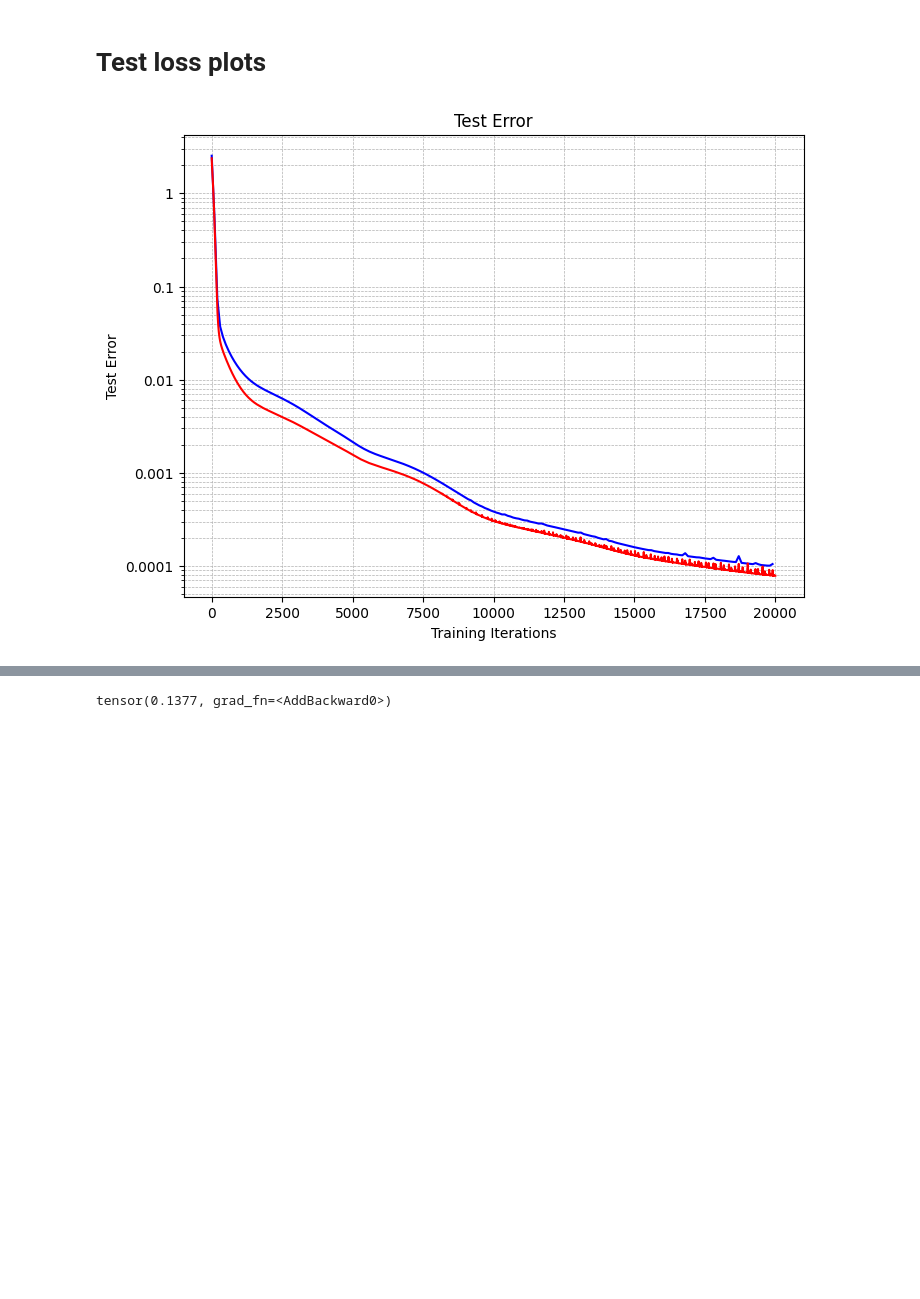
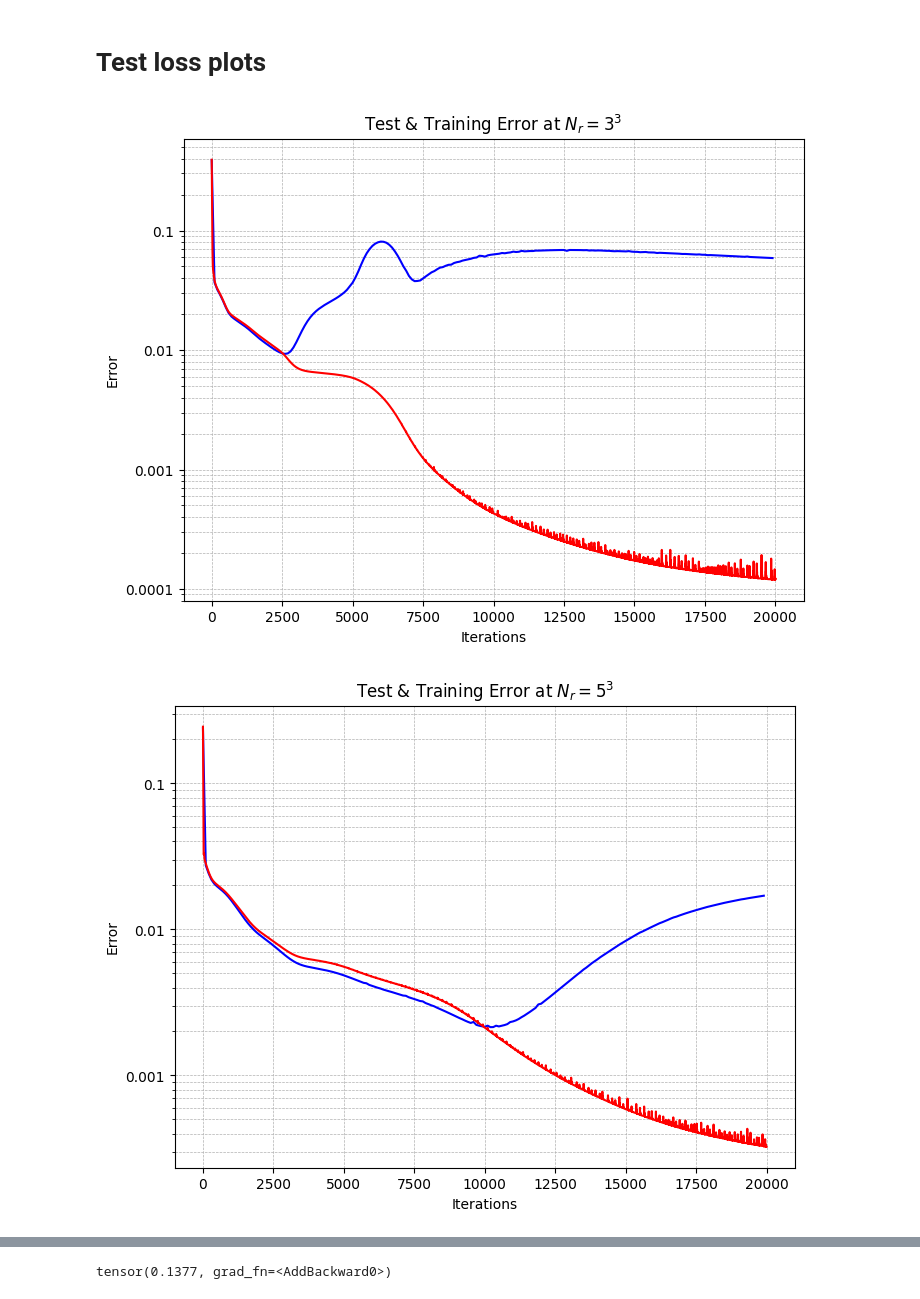
Before and after one commit to SebastienAndreSloan/NS_rademacher, a Jupyter notebook: Results.ipynb, the cells around one changed output, grey strips where cells are left out. Saved outputs shown, nothing was run; the diff lists cells and outputs as text; code cells hidden in the pictures; blank space fills up the shorter version.

```diff
--- a/Results.ipynb
+++ b/Results.ipynb
@@ -265,28 +1,33 @@ plt.show()
 # %% [markdown]
 # Test loss plots
 # %%
-results = np.load("result_NS_tanh_dNs_[30]_Nrs_[13, 29, 37, 42, 46, 50, 135]_i_20000.npz")
+import numpy as np
+import matplotlib.pyplot as plt
+from matplotlib import ticker
+
+N_rs = [3, 5, 15]
+results = np.load(f"../result_NS_tanh_dNs_[30]_Nrs_{N_rs}_i_20000.npz")
 test_errors = results['test']
 train_errors = results['train']
 
-# colors = ['b', 'g', 'r', 'c', 'm', 'y']
-colors = ['b']
-plt.figure(figsize=(8,6))
-for i, color in enumerate(colors):
-  plt.plot(np.arange(200)*100, test_errors[6,0,:],color=color)
-  plt.plot(np.arange(20000), train_errors[6,0,:],color='red')
-plt.yscale('log')
 
-plt.gca().yaxis.set_major_formatter(ticker.FuncFormatter(lambda x, _: f'{x:g}'))
-# plt.gca().yaxis.set_minor_formatter(ticker.FuncFormatter(lambda x, _: f'{x:g}'))
+for i in range(len(N_rs)):
+  plt.figure(figsize=(8,6))
+  plt.plot(np.arange(200)*100, test_errors[i,0,:],color='blue', label="Test Error")
+  plt.plot(np.arange(20000), train_errors[i,0,:],color='red', label='Training Error')
+  plt.yscale('log')
 
-plt.xlabel("Training Iterations")
-plt.ylabel("Test Error")
-# plt.title("True Error at multiple Ns")
-plt.title("Test Error")
+  plt.gca().yaxis.set_major_formatter(ticker.FuncFormatter(lambda x, _: f'{x:g}'))
+  # plt.gca().yaxis.set_minor_formatter(ticker.FuncFormatter(lambda x, _: f'{x:g}'))
 
-# plt.legend()
-plt.grid(True, which="both", linestyle="--", linewidth=0.5)
-plt.show()
+  plt.xlabel("Iterations")
+  plt.ylabel("Error")
+  # plt.title("True Error at multiple Ns")
+  plt.title(f"Test & Training Error at $N_r={N_rs[i]}^3$")
+
+  # plt.legend()
+  plt.grid(True, which="both", linestyle="--", linewidth=0.5)
+  plt.show()
 # %% [output]
-[figure, old version]
+[figure, new version]
+[figure, added]
```
Also changed, not shown: parts of 15 cells of this notebook, 1 other file.
